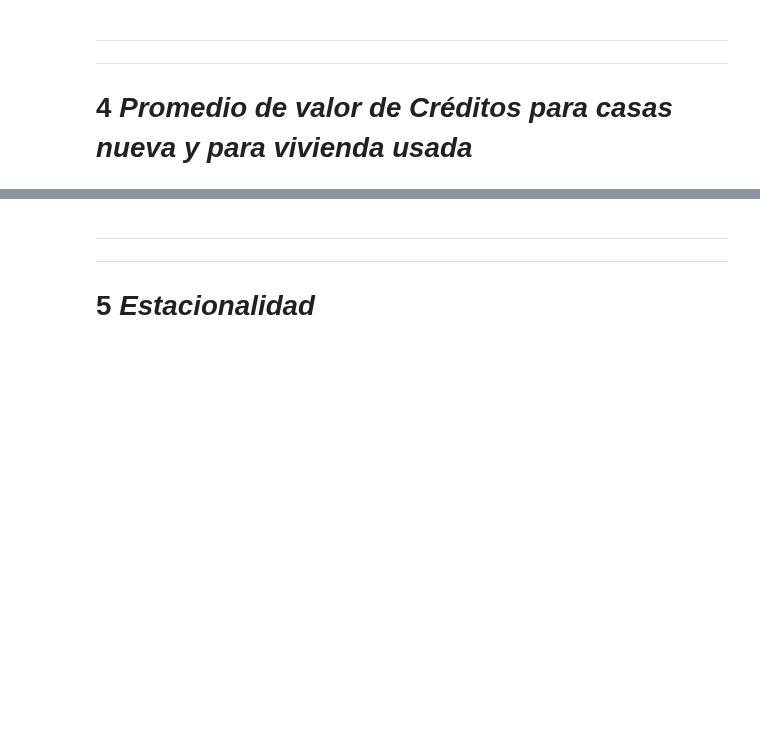
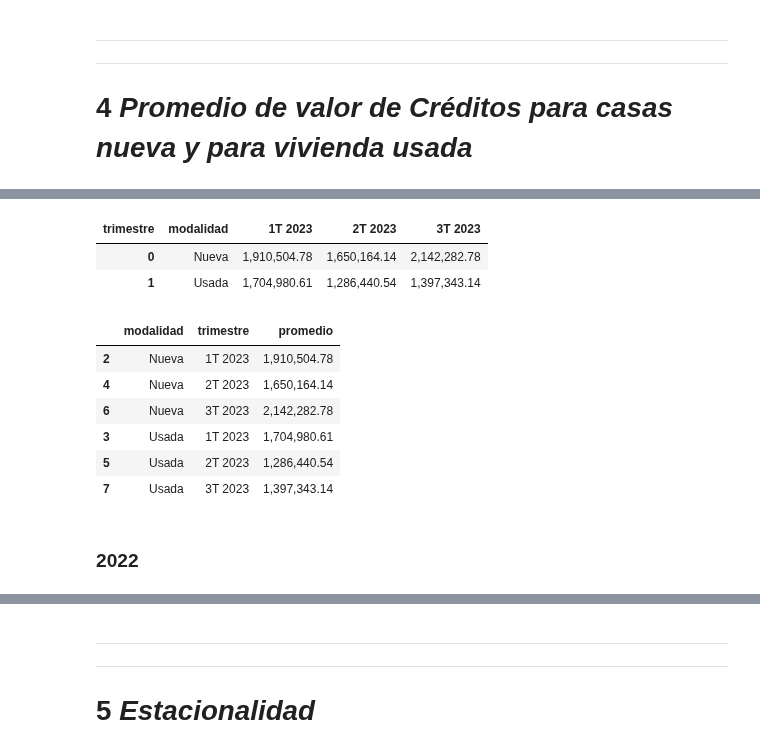
Before and after one commit to MiguelDWT4toCreativo/Datalpine, a Jupyter notebook: resources/jupyter/creditos_distribucion.ipynb, the cells around one changed output, grey strips where cells are left out. Cells and saved outputs as stored; diff of their text form; code cells hidden in the pictures; blank space fills up the shorter version.

```diff
--- a/resources/jupyter/creditos_distribucion.ipynb
+++ b/resources/jupyter/creditos_distribucion.ipynb
@@ -772,0 +821,44 @@ ___
+# %%
+# Agrupar por 'modalidad' y 'mes', calcular el promedio del 'monto'
+promedio_monto_por_modalidad_mes = finance_2023_pachuca.groupby(['modalidad', 'trimestre'])['monto'].mean().unstack()
+# Formatear los valores del promedio para que se muestren con comas para separar los miles y dos decimales
+promedio_monto_por_modalidad_mes = promedio_monto_por_modalidad_mes.applymap('{:,.2f}'.format)
+# Resetear el índice para convertir el DataFrame a un formato normal
+promedio_monto_por_modalidad_mes = promedio_monto_por_modalidad_mes.reset_index()
+
+# Eliminar la columna 'trimestre'
+#promedio_monto_por_modalidad_mes = promedio_monto_por_modalidad_mes.drop(columns=['trimestre'])
+# Cambiar los nombres de las columnas
+promedio_monto_por_modalidad_mes = promedio_monto_por_modalidad_mes.rename(columns={
+    1: '1T 2023',
+    2: '2T 2023',
+    3: '3T 2023',
+    4: '4T 2023'
+})
+promedio_monto_por_modalidad_mes
+# %% [output]
+| trimestre | modalidad | 1T 2023 | 2T 2023 | 3T 2023 |
+| 0 | Nueva | 1,910,504.78 | 1,650,164.14 | 2,142,282.78 |
+| 1 | Usada | 1,704,980.61 | 1,286,440.54 | 1,397,343.14 |
+# %%
+# Resetear el índice para convertir el DataFrame a un formato normal
+promedio_monto_por_modalidad_mes = promedio_monto_por_modalidad_mes.reset_index()
+# Utilizar el método melt para reorganizar el DataFrame
+promedio_monto_por_modalidad_mes = promedio_monto_por_modalidad_mes.melt(
+    id_vars=['modalidad'],
+    var_name='trimestre',
+    value_name='promedio'
+)
+# Ordenar los datos según la modalidad y el trimestre
+promedio_monto_por_modalidad_mes = promedio_monto_por_modalidad_mes.sort_values(by=['modalidad', 'trimestre'])
+# Eliminar los registros que tienen index en la columna 'trimestre'
+promedio_monto_por_modalidad_mes = promedio_monto_por_modalidad_mes[promedio_monto_por_modalidad_mes['trimestre'] != 'index']
+promedio_monto_por_modalidad_mes
+# %% [output]
+|  | modalidad | trimestre | promedio |
+| 2 | Nueva | 1T 2023 | 1,910,504.78 |
+| 4 | Nueva | 2T 2023 | 1,650,164.14 |
+| 6 | Nueva | 3T 2023 | 2,142,282.78 |
+| 3 | Usada | 1T 2023 | 1,704,980.61 |
+| 5 | Usada | 2T 2023 | 1,286,440.54 |
+| 7 | Usada | 3T 2023 | 1,397,343.14 |
@@ -772,0 +956,2 @@ ___
+# %% [markdown]
+### 2022
```
Also changed, not shown: parts of 11 cells of this notebook, 4 other files.
